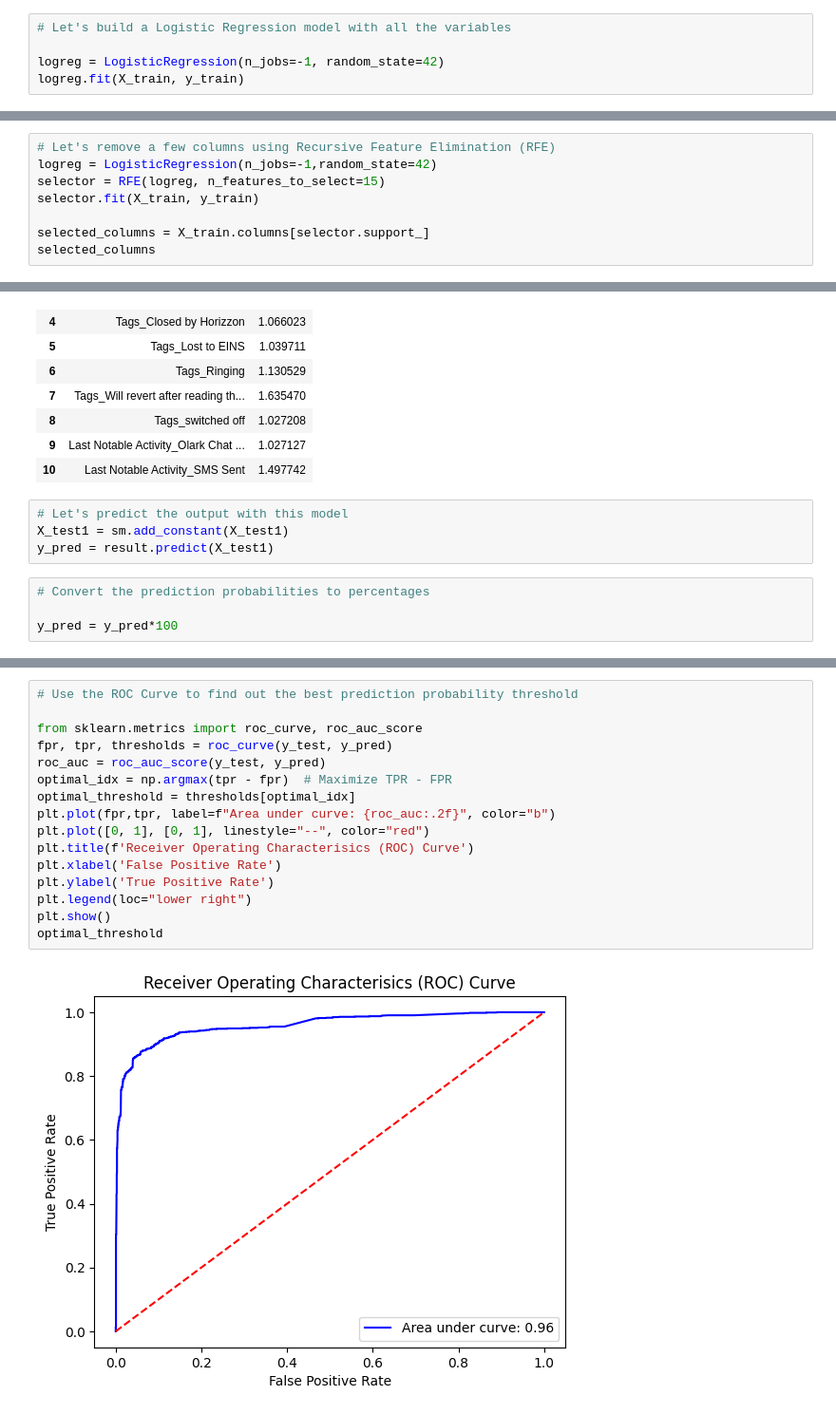
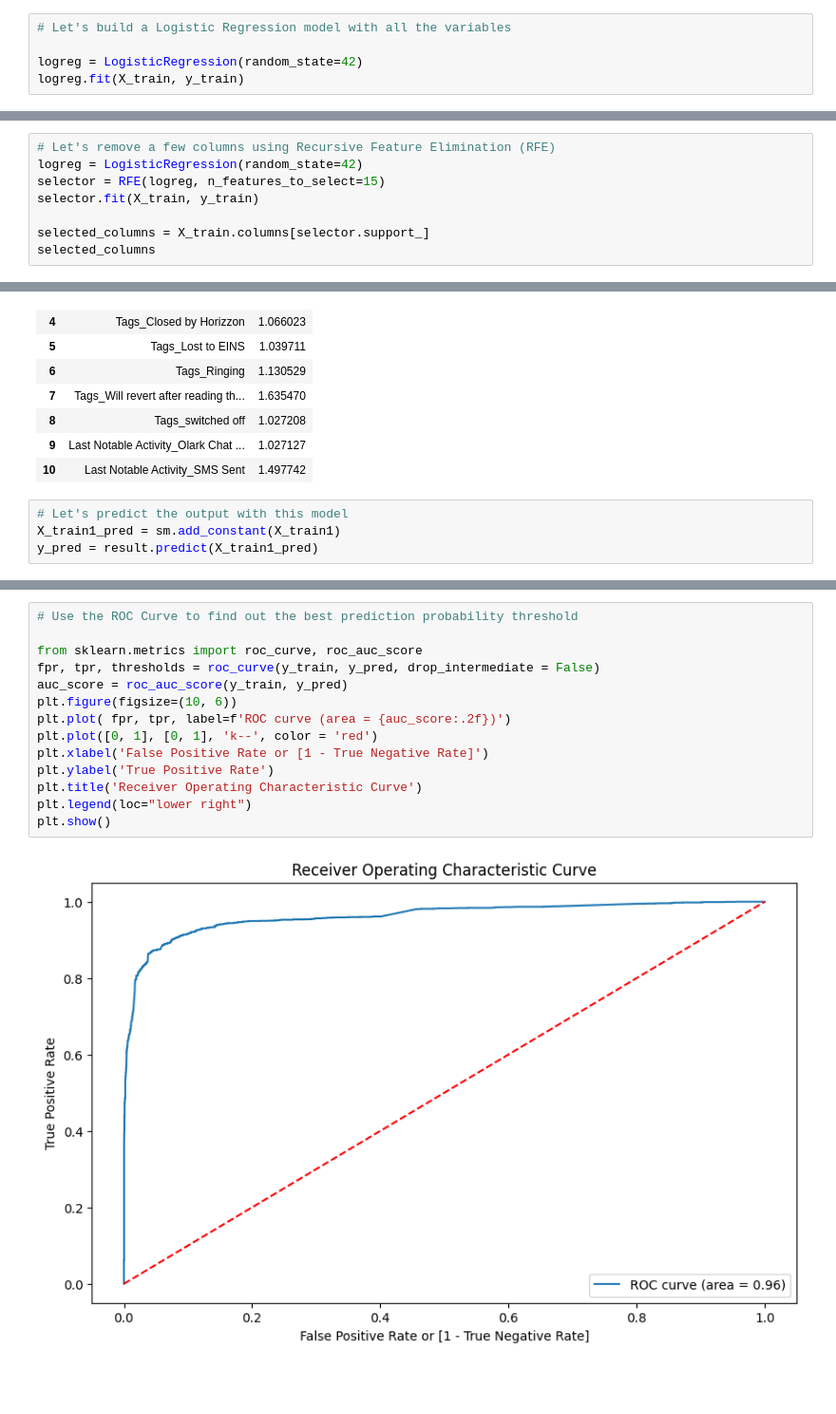
Before and after one commit to aravindpeddinti/Lead_Scoring_Case_Study, a Jupyter notebook: Assignment.ipynb, the cells around one changed output, grey strips where cells are left out. Shown at 95% size. Saved outputs shown, nothing was run; the diff lists cells and outputs as text; blank space fills up the shorter version.

```diff
--- a/Assignment.ipynb
+++ b/Assignment.ipynb
@@ -796,6 +796,6 @@ X_test = pd.DataFrame(scaler.transform(X_test), columns=X_test.columns)
 # %%
 # Let's build a Logistic Regression model with all the variables
 
-logreg = LogisticRegression(n_jobs=-1, random_state=42)
+logreg = LogisticRegression(random_state=42)
 logreg.fit(X_train, y_train)
 # %% [output]
@@ -812,7 +812,7 @@ print('Accuracy of logistic regression classifier on test set with all the colum
 Accuracy of logistic regression classifier on test set with all the columns: 0.93
 # %%
 # Let's remove a few columns using Recursive Feature Elimination (RFE)
-logreg = LogisticRegression(n_jobs=-1,random_state=42)
+logreg = LogisticRegression(random_state=42)
 selector = RFE(logreg, n_features_to_select=15)
 selector.fit(X_train, y_train)
 
@@ -1098,9 +1098,5 @@ vif_df
 | 10 | Last Notable Activity_SMS Sent | 1.497742 |
 # %%
 # Let's predict the output with this model
-X_test1 = sm.add_constant(X_test1)
-y_pred = result.predict(X_test1)
+X_train1_pred = sm.add_constant(X_train1)
+y_pred = result.predict(X_train1_pred)
-# %%
-# Convert the prediction probabilities to percentages
-
-y_pred = y_pred*100
@@ -1142,18 +1189,16 @@ optimal_threshold_prc
 # %%
 # Use the ROC Curve to find out the best prediction probability threshold
 
 from sklearn.metrics import roc_curve, roc_auc_score
-fpr, tpr, thresholds = roc_curve(y_test, y_pred)
-roc_auc = roc_auc_score(y_test, y_pred)
-optimal_idx = np.argmax(tpr - fpr)  # Maximize TPR - FPR
-optimal_threshold = thresholds[optimal_idx]
-plt.plot(fpr,tpr, label=f"Area under curve: {roc_auc:.2f}", color="b")
-plt.plot([0, 1], [0, 1], linestyle="--", color="red")
-plt.title(f'Receiver Operating Characterisics (ROC) Curve')
-plt.xlabel('False Positive Rate')
+fpr, tpr, thresholds = roc_curve(y_train, y_pred, drop_intermediate = False)
+auc_score = roc_auc_score(y_train, y_pred)
+plt.figure(figsize=(10, 6))
+plt.plot( fpr, tpr, label=f'ROC curve (area = {auc_score:.2f})')
+plt.plot([0, 1], [0, 1], 'k--', color = 'red')
+plt.xlabel('False Positive Rate or [1 - True Negative Rate]')
 plt.ylabel('True Positive Rate')
+plt.title('Receiver Operating Characteristic Curve')
 plt.legend(loc="lower right")
 plt.show()
-optimal_threshold
 # %% [output]
-[figure, old version]
+[figure, new version]
```
Also changed, not shown: parts of 22 cells of this notebook, 7 other files.
